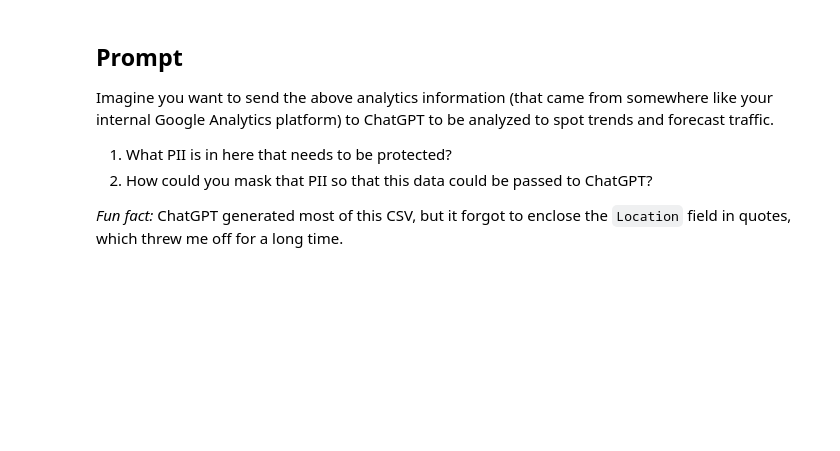
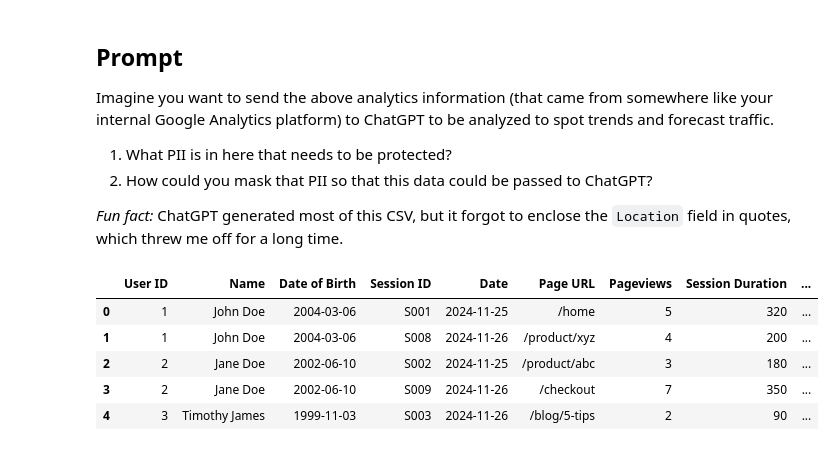
Before and after one commit to jtemplon/cuny-fall-2024, a Jupyter notebook: data-masking.ipynb, the cells around one changed output. Cells and saved outputs as stored; diff of their text form; code cells hidden in the pictures; blank space fills up the shorter version.

```diff
--- a/data-masking.ipynb
+++ b/data-masking.ipynb
@@ -20,3 +37,14 @@ Imagine you want to send the above analytics information (that came from somewhe
 2. How could you mask that PII so that this data could be passed to ChatGPT?
 
 *Fun fact:* ChatGPT generated most of this CSV, but it forgot to enclose the `Location` field in quotes, which threw me off for a long time.
+# %%
+df['age'] = df['Date of Birth'].apply(lambda x: 2024 - x.year)
+# %%
+df.head()
+# %% [output]
+|  | User ID | Name | Date of Birth | Session ID | Date | Page URL | Pageviews | Session Duration | ... |
+| 0 | 1 | John Doe | 2004-03-06 | S001 | 2024-11-25 | /home | 5 | 320 | ... |
+| 1 | 1 | John Doe | 2004-03-06 | S008 | 2024-11-26 | /product/xyz | 4 | 200 | ... |
+| 2 | 2 | Jane Doe | 2002-06-10 | S002 | 2024-11-25 | /product/abc | 3 | 180 | ... |
+| 3 | 2 | Jane Doe | 2002-06-10 | S009 | 2024-11-26 | /checkout | 7 | 350 | ... |
+| 4 | 3 | Timothy James | 1999-11-03 | S003 | 2024-11-26 | /blog/5-tips | 2 | 90 | ... |
```
Also changed, not shown: parts of 10 cells of this notebook, 2 other files.
